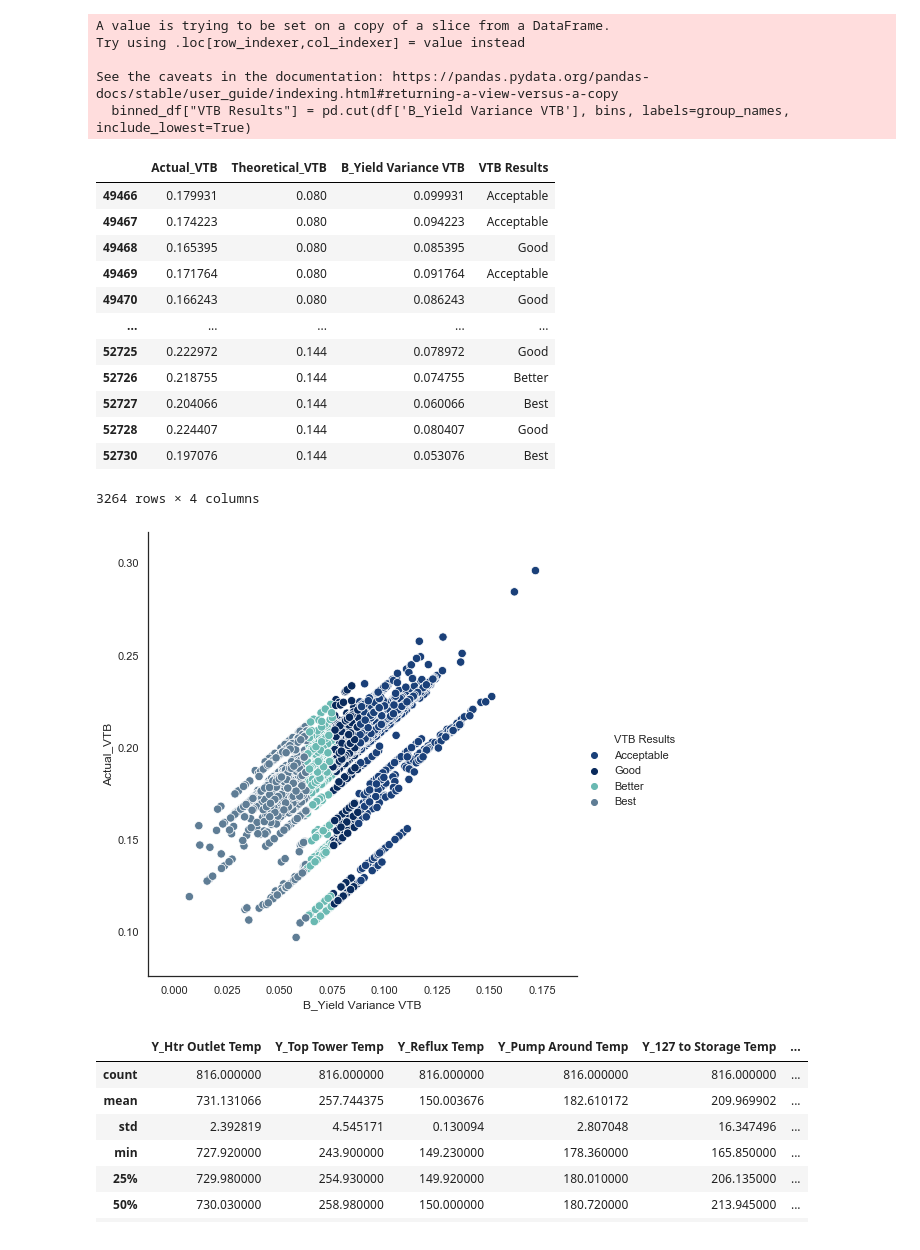
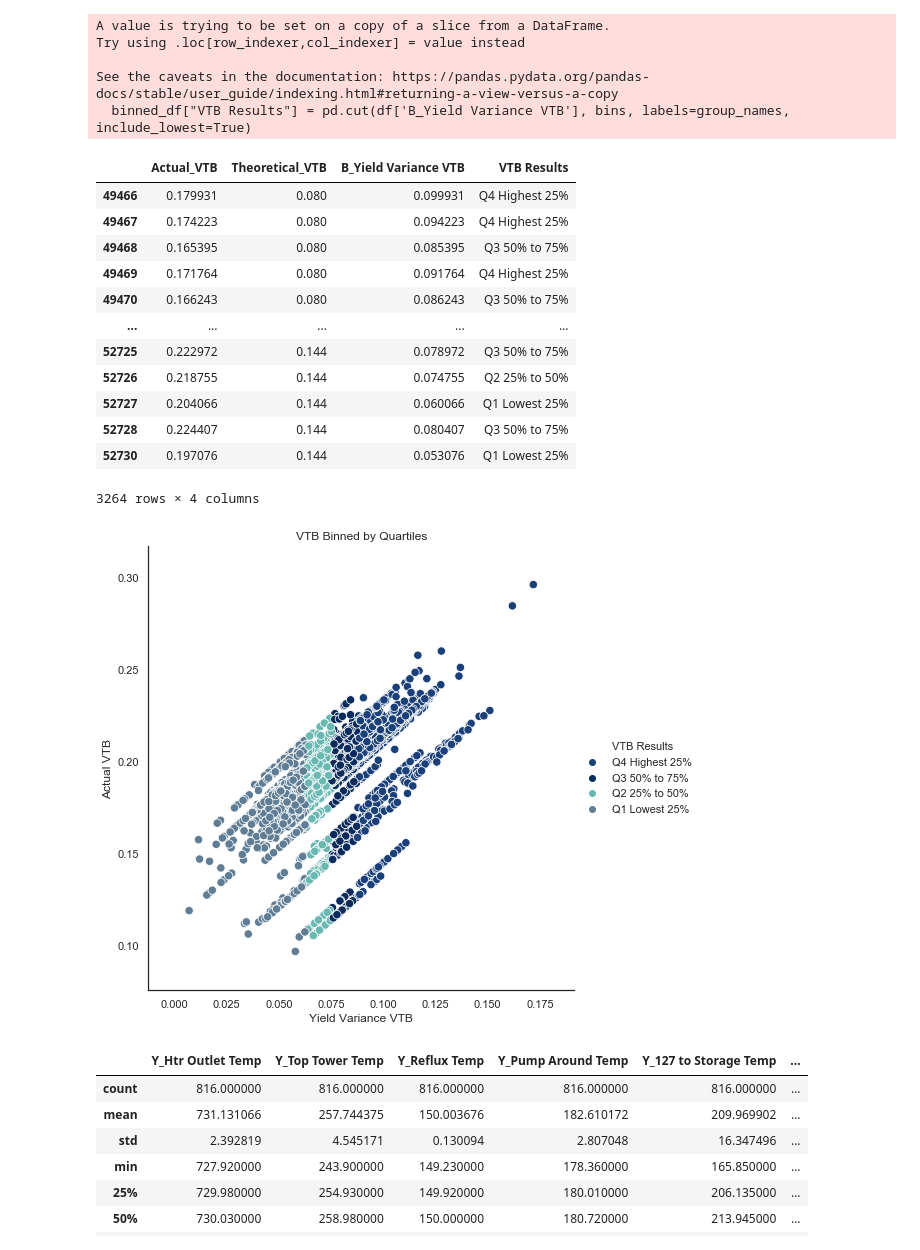
Before and after one commit to JPHebert32/MPO, a Jupyter notebook: data.ipynb, the cells around one changed output. Saved outputs shown, nothing was run; the diff lists cells and outputs as text; code cells hidden in the pictures.

```diff
--- a/data.ipynb
+++ b/data.ipynb
@@ -161,7 +163,7 @@ Name: B_Yield Variance VTB, dtype: float64
 bins = [0, 0.063082, 0.075172, 0.087553, 0.199455]
 # %%
 # Create the names for the four bins
-group_names = ["Best", "Better", "Good", "Acceptable"]
+group_names = ["Q1 Lowest 25%", "Q2 25% to 50%", "Q3 50% to 75% ", "Q4 Highest 25%"]
 # %%
 y_values_df["VTB Results"] = pd.cut(df['B_Yield Variance VTB'], bins, labels=group_names, include_lowest=True)
 y_values_df.head()
@@ -188,28 +190,31 @@ See the caveats in the documentation: https://pandas.pydata.org/pandas-docs/stab
 binned_df
 # %% [output]
 |  | Actual_VTB | Theoretical_VTB | B_Yield Variance VTB | VTB Results |
-| 49466 | 0.179931 | 0.080 | 0.099931 | Acceptable |
-| 49467 | 0.174223 | 0.080 | 0.094223 | Acceptable |
-| 49468 | 0.165395 | 0.080 | 0.085395 | Good |
-| 49469 | 0.171764 | 0.080 | 0.091764 | Acceptable |
-| 49470 | 0.166243 | 0.080 | 0.086243 | Good |
+| 49466 | 0.179931 | 0.080 | 0.099931 | Q4 Highest 25% |
+| 49467 | 0.174223 | 0.080 | 0.094223 | Q4 Highest 25% |
+| 49468 | 0.165395 | 0.080 | 0.085395 | Q3 50% to 75% |
+| 49469 | 0.171764 | 0.080 | 0.091764 | Q4 Highest 25% |
+| 49470 | 0.166243 | 0.080 | 0.086243 | Q3 50% to 75% |
 | ... | ... | ... | ... | ... |
-| 52725 | 0.222972 | 0.144 | 0.078972 | Good |
-| 52726 | 0.218755 | 0.144 | 0.074755 | Better |
-| 52727 | 0.204066 | 0.144 | 0.060066 | Best |
-| 52728 | 0.224407 | 0.144 | 0.080407 | Good |
-| 52730 | 0.197076 | 0.144 | 0.053076 | Best |
+| 52725 | 0.222972 | 0.144 | 0.078972 | Q3 50% to 75% |
+| 52726 | 0.218755 | 0.144 | 0.074755 | Q2 25% to 50% |
+| 52727 | 0.204066 | 0.144 | 0.060066 | Q1 Lowest 25% |
+| 52728 | 0.224407 | 0.144 | 0.080407 | Q3 50% to 75% |
+| 52730 | 0.197076 | 0.144 | 0.053076 | Q1 Lowest 25% |
 3264 rows × 4 columns
 # %%
 import seaborn as sns
 sns.set(style="white")
 colors = ["#1a4079","#092a5c","#69b9b2","#5f7d95"]
 sns.set_palette(sns.color_palette(colors))
 
-sns.relplot(x="B_Yield Variance VTB", y="Actual_VTB", hue="VTB Results",
+ax = sns.relplot(x="B_Yield Variance VTB", y="Actual_VTB", hue="VTB Results",
             alpha=1,height=7, data=binned_df,s=70);
+
+ax.set(xlabel='Yield Variance VTB', ylabel='Actual VTB', title='VTB Binned by Quartiles')
+plt.show()
 # %% [output]
-[figure, old version]
+[figure, new version]
 # %%
 best_data_actual = y_values_df[y_values_df["VTB Results"] == 'Best']
 pd.set_option('display.max_columns', None)
```
Also changed, not shown: parts of 3 cells of this notebook, 2 other files.
